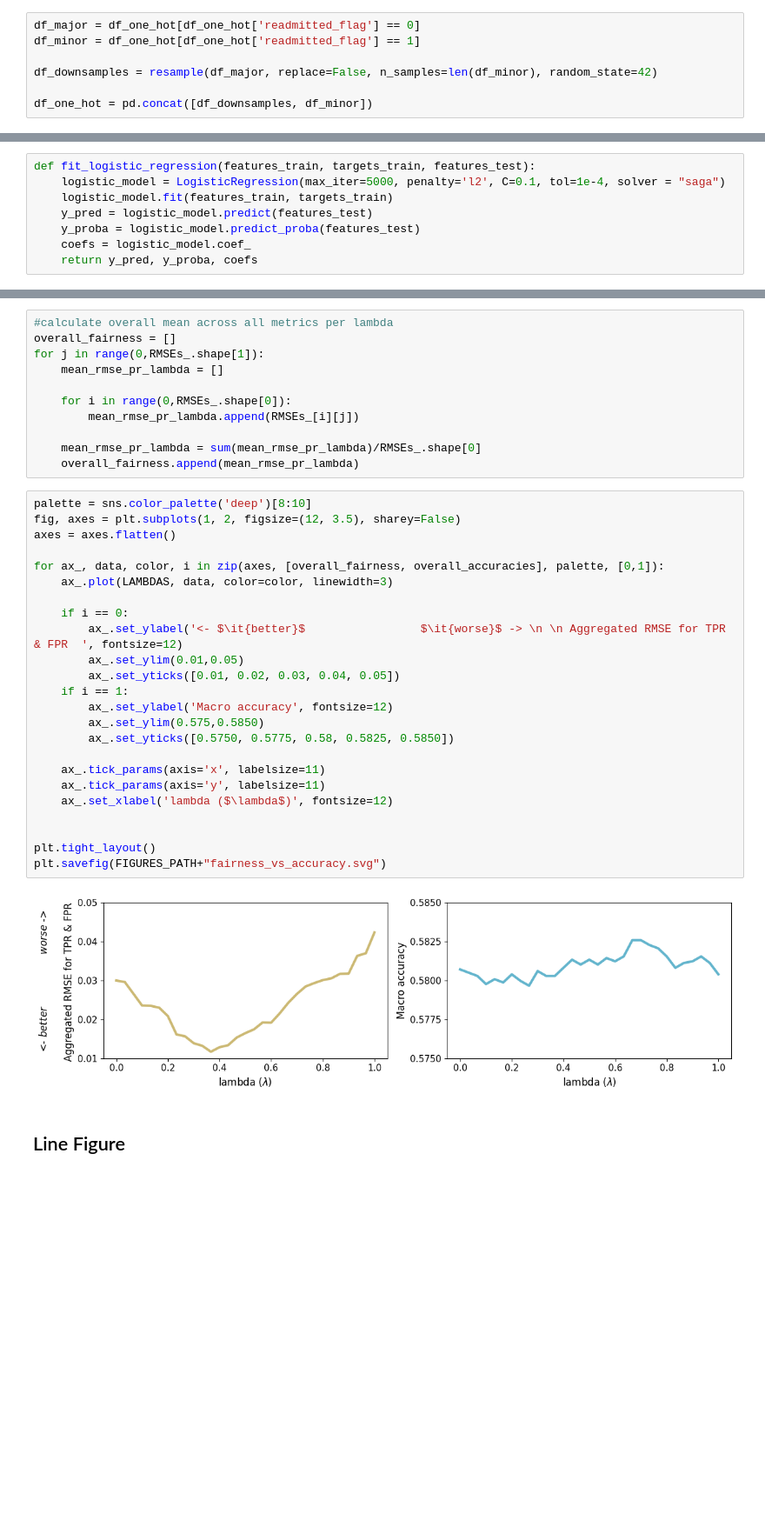
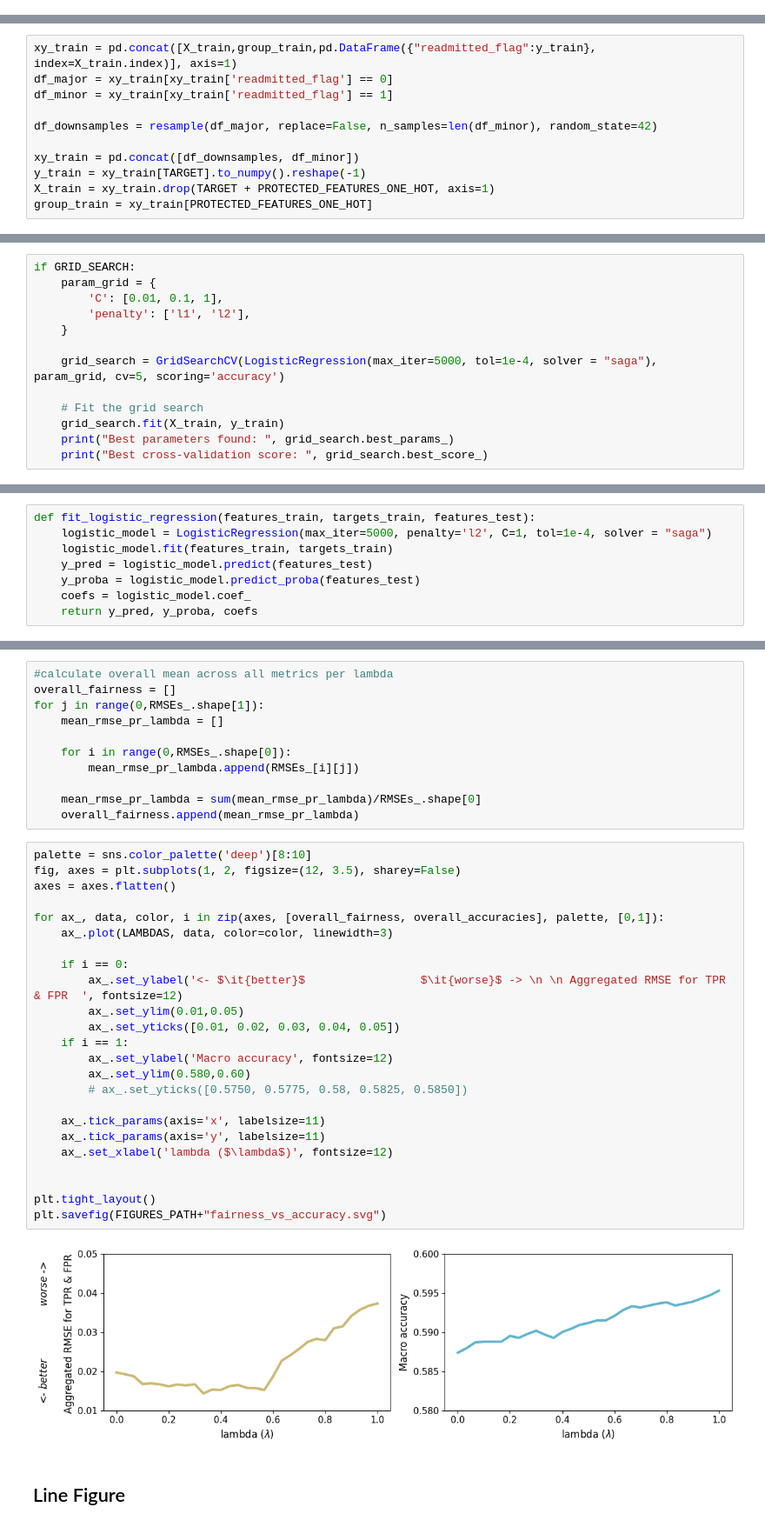
Before and after one commit to ah140797/AlgorithmicFairnessExam, a Jupyter notebook: notebook__.ipynb, the cells around one changed output, grey strips where cells are left out. Shown at 87% size. Saved outputs shown, nothing was run; the diff lists cells and outputs as text; blank space fills up the shorter version.

Commit message:
grid search updated and downsampled

```diff
--- a/notebook__.ipynb
+++ b/notebook__.ipynb
@@ -198,10 +198,3 @@ Undersample majority class
-# %%
-df_major = df_one_hot[df_one_hot['readmitted_flag'] == 0]
-df_minor = df_one_hot[df_one_hot['readmitted_flag'] == 1]
-
-df_downsamples = resample(df_major, replace=False, n_samples=len(df_minor), random_state=42)
-
-df_one_hot = pd.concat([df_downsamples, df_minor])
 # %% [markdown]
 Define train/test split
 # %%
@@ -212,0 +208,11 @@ X_train, X_test, y_train, y_test, group_train, group_test = train_test_split(X,
+# %%
+xy_train = pd.concat([X_train,group_train,pd.DataFrame({"readmitted_flag":y_train}, index=X_train.index)], axis=1)
+df_major = xy_train[xy_train['readmitted_flag'] == 0]
+df_minor = xy_train[xy_train['readmitted_flag'] == 1]
+
+df_downsamples = resample(df_major, replace=False, n_samples=len(df_minor), random_state=42)
+
+xy_train = pd.concat([df_downsamples, df_minor])
+y_train = xy_train[TARGET].to_numpy().reshape(-1)
+X_train = xy_train.drop(TARGET + PROTECTED_FEATURES_ONE_HOT, axis=1)
+group_train = xy_train[PROTECTED_FEATURES_ONE_HOT]
@@ -219,0 +228,13 @@ Using Grid search and Cross Validation we found an inverse regularisation streng
+# %%
+if GRID_SEARCH:
+    param_grid = {
+        'C': [0.01, 0.1, 1],
+        'penalty': ['l1', 'l2'],
+    }
+
+    grid_search = GridSearchCV(LogisticRegression(max_iter=5000, tol=1e-4, solver = "saga"), param_grid, cv=5, scoring='accuracy')
+
+    # Fit the grid search
+    grid_search.fit(X_train, y_train)
+    print("Best parameters found: ", grid_search.best_params_)
+    print("Best cross-validation score: ", grid_search.best_score_)
@@ -220,6 +244,6 @@ Using Grid search and Cross Validation we found an inverse regularisation streng
 # %%
 def fit_logistic_regression(features_train, targets_train, features_test):
-    logistic_model = LogisticRegression(max_iter=5000, penalty='l2', C=0.1, tol=1e-4, solver = "saga")
+    logistic_model = LogisticRegression(max_iter=5000, penalty='l2', C=1, tol=1e-4, solver = "saga")
     logistic_model.fit(features_train, targets_train)
     y_pred = logistic_model.predict(features_test)
     y_proba = logistic_model.predict_proba(features_test)
@@ -762,29 +805,29 @@ for j in range(0,RMSEs_.shape[1]):
 # %%
 palette = sns.color_palette('deep')[8:10]
 fig, axes = plt.subplots(1, 2, figsize=(12, 3.5), sharey=False)
 axes = axes.flatten()
 
 for ax_, data, color, i in zip(axes, [overall_fairness, overall_accuracies], palette, [0,1]):
     ax_.plot(LAMBDAS, data, color=color, linewidth=3)
 
     if i == 0:
         ax_.set_ylabel('<- $\it{better}$                 $\it{worse}$ -> \n \n Aggregated RMSE for TPR & FPR  ', fontsize=12)
         ax_.set_ylim(0.01,0.05)
         ax_.set_yticks([0.01, 0.02, 0.03, 0.04, 0.05])
     if i == 1:
         ax_.set_ylabel('Macro accuracy', fontsize=12)
-        ax_.set_ylim(0.575,0.5850)
-        ax_.set_yticks([0.5750, 0.5775, 0.58, 0.5825, 0.5850])
+        ax_.set_ylim(0.580,0.60)
+        # ax_.set_yticks([0.5750, 0.5775, 0.58, 0.5825, 0.5850])
 
     ax_.tick_params(axis='x', labelsize=11)
     ax_.tick_params(axis='y', labelsize=11)
     ax_.set_xlabel('lambda ($\lambda$)', fontsize=12)
 
 
 plt.tight_layout()
 plt.savefig(FIGURES_PATH+"fairness_vs_accuracy.svg")
 # %% [output]
-[figure, old version]
+[figure, new version]
 # %% [markdown]
 ## Line Figure
 # %%
```
Also changed, not shown: parts of 15 cells of this notebook, 10 other files.
